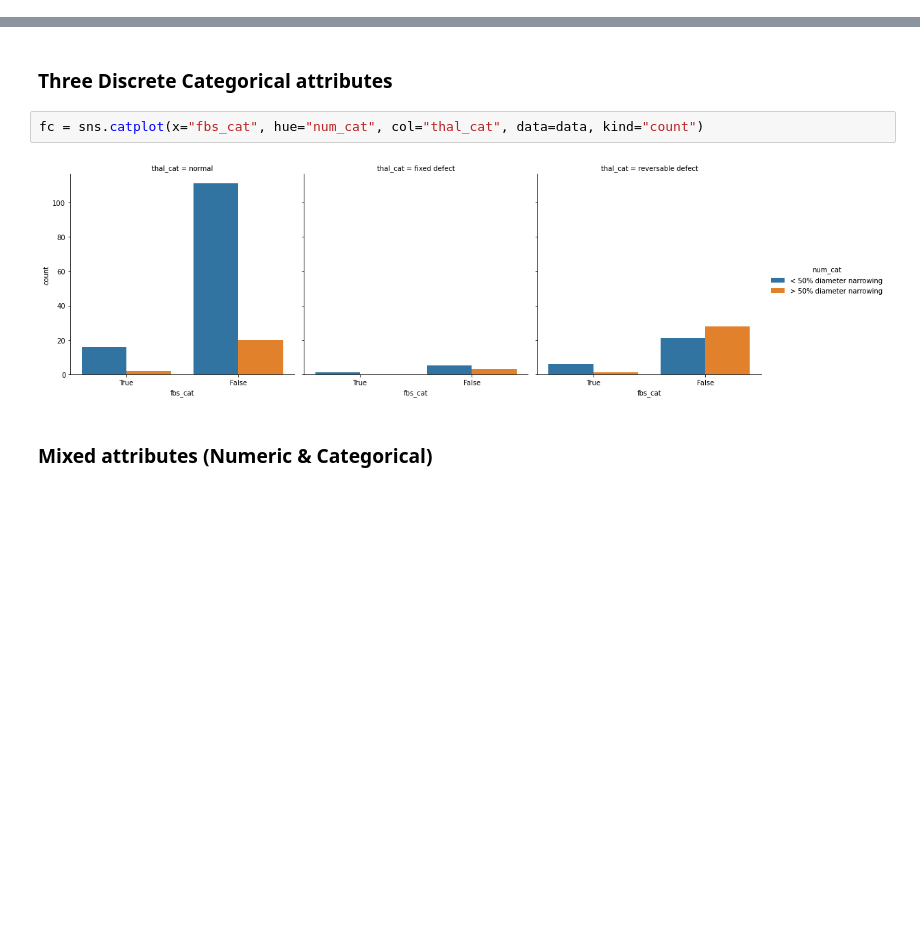
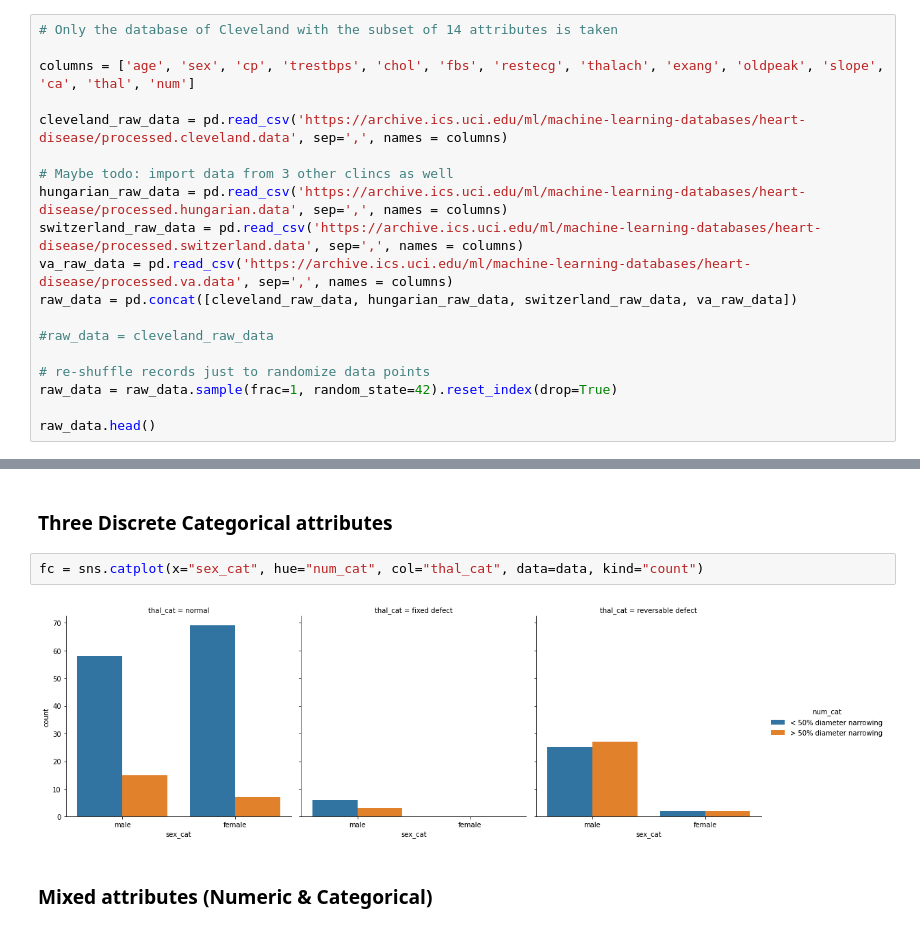
Before and after one commit to se21m024/DataScience, a Jupyter notebook: Exercise 1/se21m024_Stummer_ex1_Data_Visualization_Small.ipynb, the cells around one changed output, grey strips where cells are left out. Drawn from its saved outputs; the diff is of its cells as text; blank space fills up the shorter version.

Commit message:
small data set: add other countries

```diff
--- a/Exercise 1/se21m024_Stummer_ex1_Data_Visualization_Small.ipynb
+++ b/Exercise 1/se21m024_Stummer_ex1_Data_Visualization_Small.ipynb
@@ -55,0 +32,19 @@ raw_data.head()
+# %%
+# Only the database of Cleveland with the subset of 14 attributes is taken
+
+columns = ['age', 'sex', 'cp', 'trestbps', 'chol', 'fbs', 'restecg', 'thalach', 'exang', 'oldpeak', 'slope', 'ca', 'thal', 'num']
+
+cleveland_raw_data = pd.read_csv('https://archive.ics.uci.edu/ml/machine-learning-databases/heart-disease/processed.cleveland.data', sep=',', names = columns)
+
+# Maybe todo: import data from 3 other clincs as well
+hungarian_raw_data = pd.read_csv('https://archive.ics.uci.edu/ml/machine-learning-databases/heart-disease/processed.hungarian.data', sep=',', names = columns)
+switzerland_raw_data = pd.read_csv('https://archive.ics.uci.edu/ml/machine-learning-databases/heart-disease/processed.switzerland.data', sep=',', names = columns)
+va_raw_data = pd.read_csv('https://archive.ics.uci.edu/ml/machine-learning-databases/heart-disease/processed.va.data', sep=',', names = columns)
+raw_data = pd.concat([cleveland_raw_data, hungarian_raw_data, switzerland_raw_data, va_raw_data])
+
+#raw_data = cleveland_raw_data
+
+# re-shuffle records just to randomize data points
+raw_data = raw_data.sample(frac=1, random_state=42).reset_index(drop=True)
+
+raw_data.head()
@@ -475,9 +476,9 @@ Text(0.5, 1.05, 'oldpeak - chol - trestbps')
 # %% [markdown]
 ### Three Discrete Categorical attributes
 # %%
-fc = sns.catplot(x="fbs_cat", hue="num_cat", col="thal_cat", data=data, kind="count")
+fc = sns.catplot(x="sex_cat", hue="num_cat", col="thal_cat", data=data, kind="count")
 # %% [output]
-[figure, old version]
+[figure, new version]
 # %% [markdown]
 ### Mixed attributes (Numeric & Categorical)
 # %%
```
Also changed, not shown: parts of 14 cells of this notebook, 2 other files.
